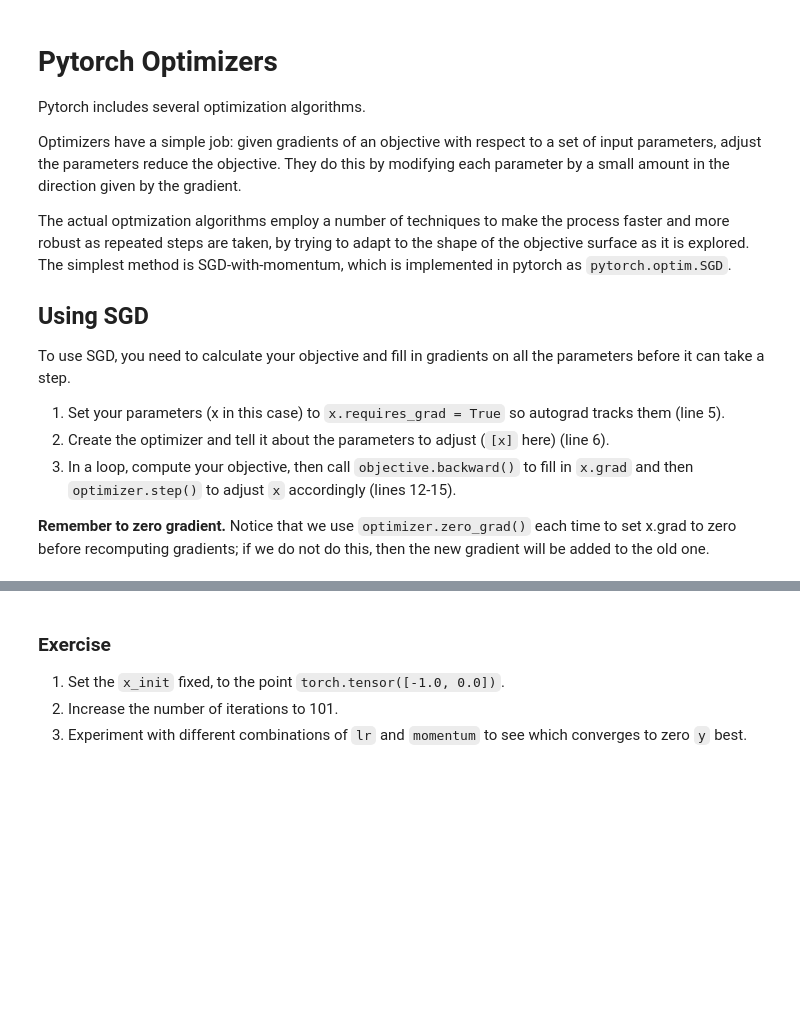
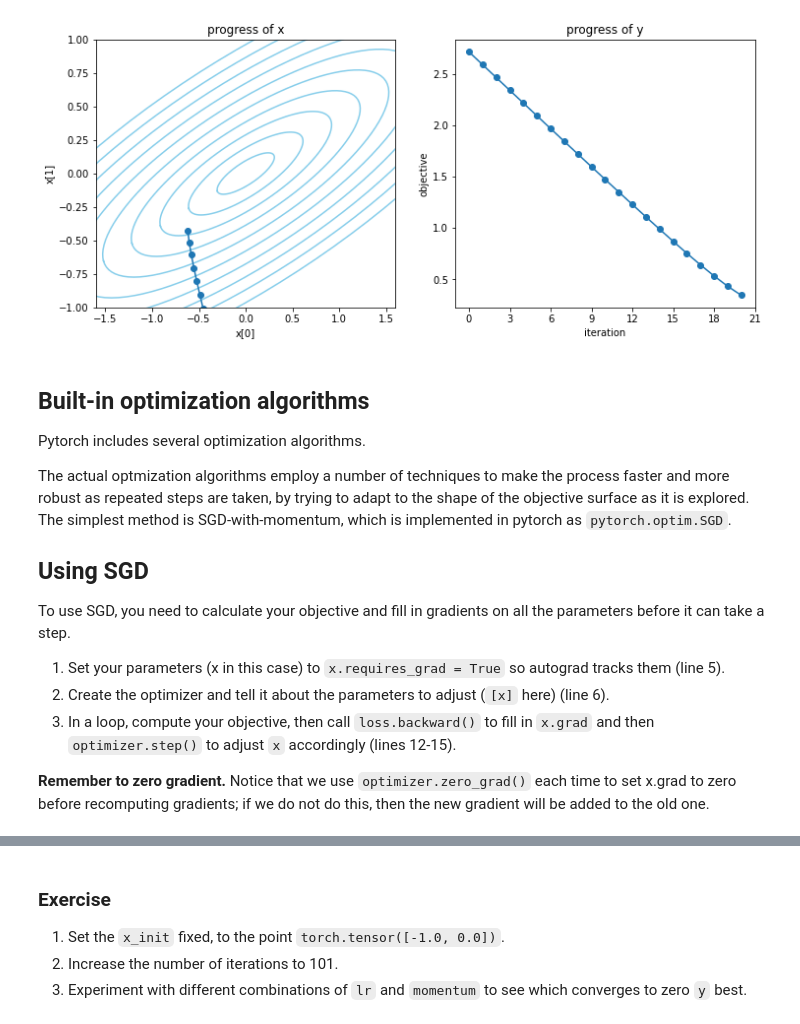
Before and after one commit to davidbau/how-to-read-pytorch, a Jupyter notebook: notebooks/3-Pytorch-Optimizers.ipynb, the cells around one changed output, grey strips where cells are left out. Cells and saved outputs as stored; diff of their text form; code cells hidden in the pictures; blank space fills up the shorter version.

```diff
--- a/notebooks/3-Pytorch-Optimizers.ipynb
+++ b/notebooks/3-Pytorch-Optimizers.ipynb
@@ -33,10 +47,29 @@ HTML('''<script>function toggle_code(){$('.rendered.selected div.input').toggle(
+# %%
+import torch
+
+x_init = torch.randn(2)
+x = x_init.clone()
+
+bowl = torch.tensor([[ 0.4410, -1.0317], [-0.2844, -0.1035]])
+track, losses = [], []
+
+for iter in range(21):
+    x.requires_grad = True
+    loss = torch.mm(bowl, x[:,None]).norm()
+    loss.backward()
+    with torch.no_grad():
+        x = x - 0.1 * x.grad
+    track.append(x.detach().clone())
+    losses.append(loss.detach())
+
+plot_progress(bowl, track, losses)
+# %% [output]
+[figure, added]
 # %% [markdown]
-Pytorch Optimizers
-==================
+Built-in optimization algorithms
+------
 
 Pytorch includes several optimization algorithms.
-
-Optimizers have a simple job: given gradients of an objective with respect to a set of input parameters, adjust the parameters reduce the objective.  They do this by modifying each parameter by a small amount in the direction given by the gradient.
 
 The actual optmization algorithms employ a number of techniques to make the process faster and more robust as repeated steps are taken, by trying to adapt to the shape of the objective surface as it is explored.  The simplest method is SGD-with-momentum, which is implemented in pytorch as `pytorch.optim.SGD`.
 
@@ -47,7 +80,7 @@ To use SGD, you need to calculate your objective and fill in gradients on all th
 
   1. Set your parameters (x in this case) to `x.requires_grad = True` so autograd tracks them (line 5).
   2. Create the optimizer and tell it about the parameters to adjust (`[x]` here) (line 6).
-  3. In a loop, compute your objective, then call `objective.backward()` to fill in `x.grad` and then `optimizer.step()` to adjust `x` accordingly (lines 12-15).
+  3. In a loop, compute your objective, then call `loss.backward()` to fill in `x.grad` and then `optimizer.step()` to adjust `x` accordingly (lines 12-15).
 
 **Remember to zero gradient.** Notice that we use `optimizer.zero_grad()` each time to set x.grad to zero before recomputing gradients; if we do not do this, then the new gradient will be added to the old one.
 # %%
```
Also changed, not shown: parts of 6 cells of this notebook, 5 other files.
